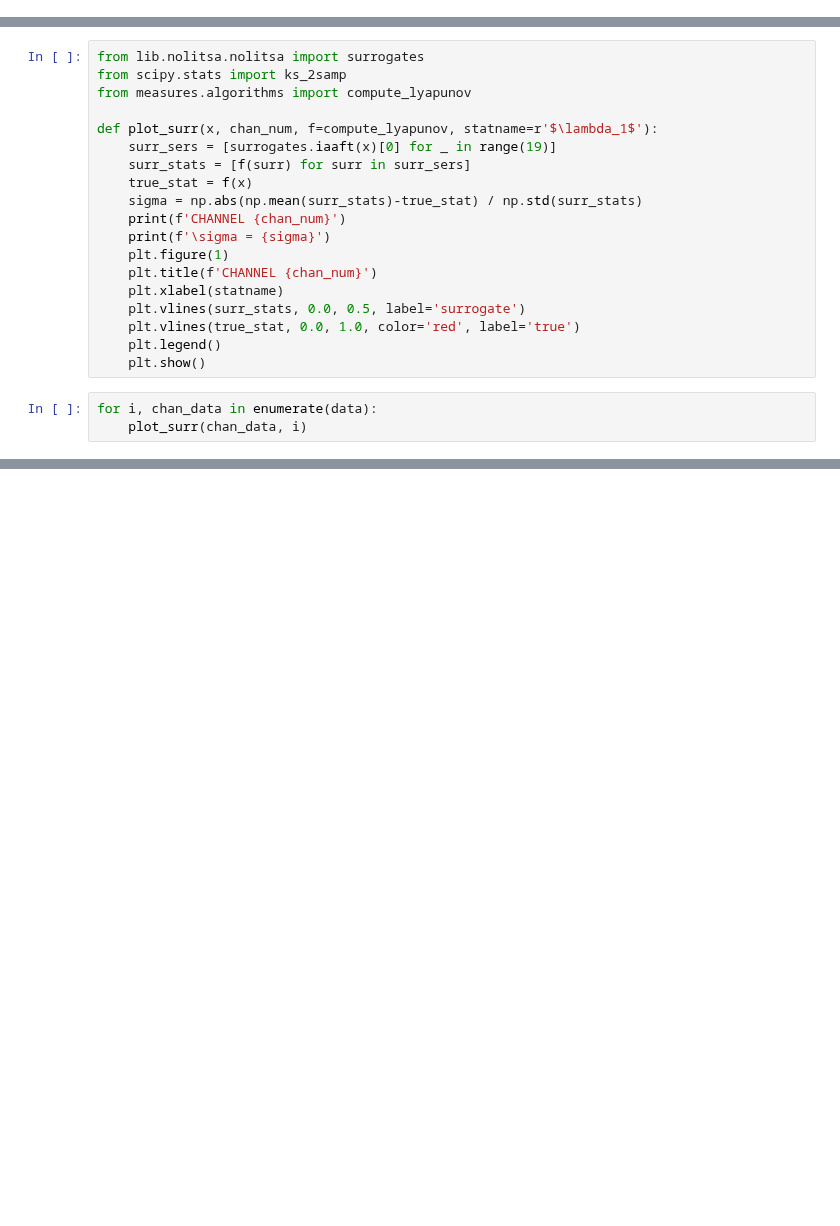
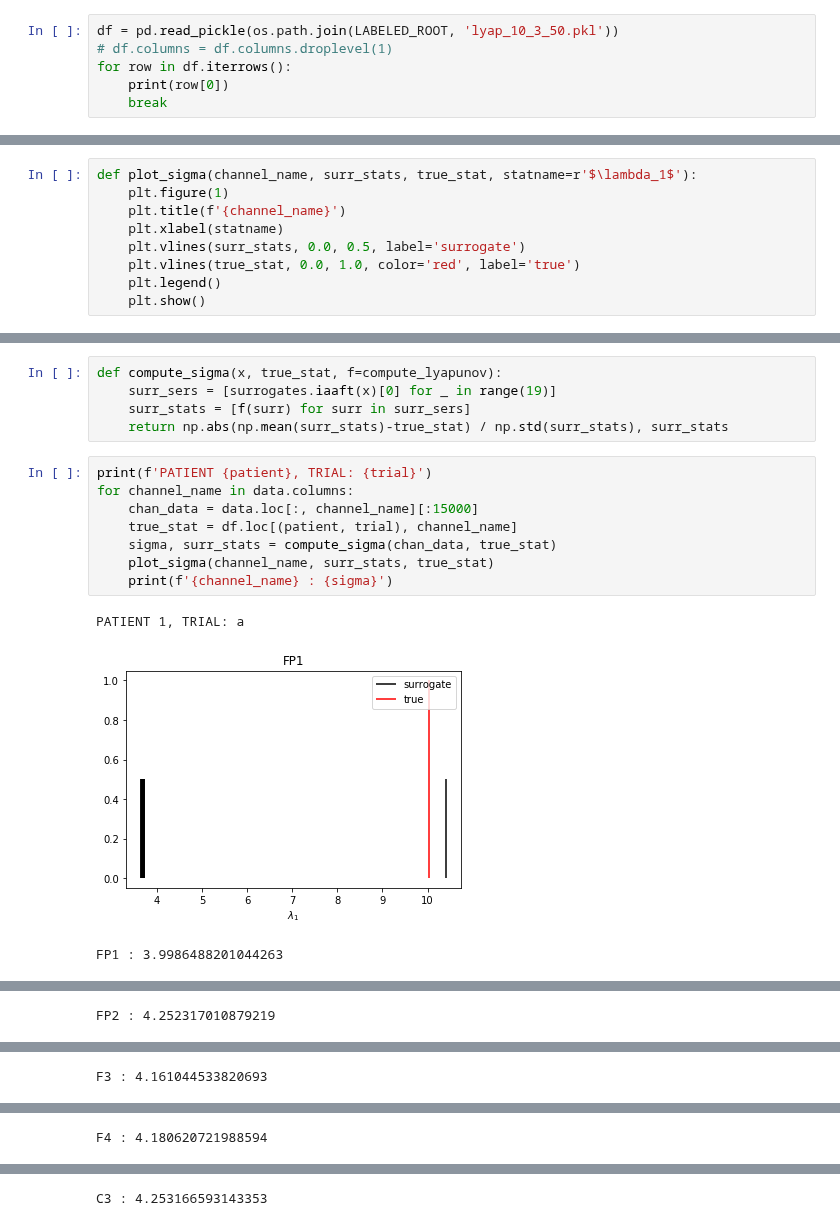
Before and after one commit to mirgee/thesis_project, a Jupyter notebook: notebooks/08-surrogate.ipynb, the cells around one changed output, grey strips where cells are left out. Drawn from its saved outputs; the diff is of its cells as text; blank space fills up the shorter version.

Commit message:
Changes to notebooks and sigma

```diff
--- a/notebooks/08-surrogate.ipynb
+++ b/notebooks/08-surrogate.ipynb
@@ -67,0 +91,6 @@ Ready.
+# %%
+df = pd.read_pickle(os.path.join(LABELED_ROOT, 'lyap_10_3_50.pkl'))
+# df.columns = df.columns.droplevel(1)
+for row in df.iterrows():
+    print(row[0])
+    break
@@ -68,22 +99,9 @@ Ready.
 # %%
-from lib.nolitsa.nolitsa import surrogates
-from scipy.stats import ks_2samp
-from measures.algorithms import compute_lyapunov
-
-def plot_surr(x, chan_num, f=compute_lyapunov, statname=r'$\lambda_1$'):
-    surr_sers = [surrogates.iaaft(x)[0] for _ in range(19)]
-    surr_stats = [f(surr) for surr in surr_sers]
-    true_stat = f(x)
-    sigma = np.abs(np.mean(surr_stats)-true_stat) / np.std(surr_stats)
-    print(f'CHANNEL {chan_num}')
-    print(f'\sigma = {sigma}')
+def plot_sigma(channel_name, surr_stats, true_stat, statname=r'$\lambda_1$'):
     plt.figure(1)
-    plt.title(f'CHANNEL {chan_num}')
+    plt.title(f'{channel_name}')
     plt.xlabel(statname)
     plt.vlines(surr_stats, 0.0, 0.5, label='surrogate')
     plt.vlines(true_stat, 0.0, 1.0, color='red', label='true')
     plt.legend()
     plt.show()
-# %%
-for i, chan_data in enumerate(data):
-    plot_surr(chan_data, i)
@@ -109,0 +108,17 @@ CHANNEL 5
+# %%
+def compute_sigma(x, true_stat, f=compute_lyapunov):
+    surr_sers = [surrogates.iaaft(x)[0] for _ in range(19)]
+    surr_stats = [f(surr) for surr in surr_sers]
+    return np.abs(np.mean(surr_stats)-true_stat) / np.std(surr_stats), surr_stats
+# %%
+print(f'PATIENT {patient}, TRIAL: {trial}')
+for channel_name in data.columns:
+    chan_data = data.loc[:, channel_name][:15000]
+    true_stat = df.loc[(patient, trial), channel_name]
+    sigma, surr_stats = compute_sigma(chan_data, true_stat)
+    plot_sigma(channel_name, surr_stats, true_stat)
+    print(f'{channel_name} : {sigma}')
+# %% [output]
+PATIENT 1, TRIAL: a
+[figure, added]
+FP1 : 3.9986488201044263
@@ -109,0 +126 @@ CHANNEL 5
+FP2 : 4.252317010879219
@@ -109,0 +128 @@ CHANNEL 5
+F3 : 4.161044533820693
@@ -109,0 +130 @@ CHANNEL 5
+F4 : 4.180620721988594
@@ -109,0 +132 @@ CHANNEL 5
+C3 : 4.253166593143353
```
Also changed, not shown: parts of 5 cells of this notebook, 2 other files.
